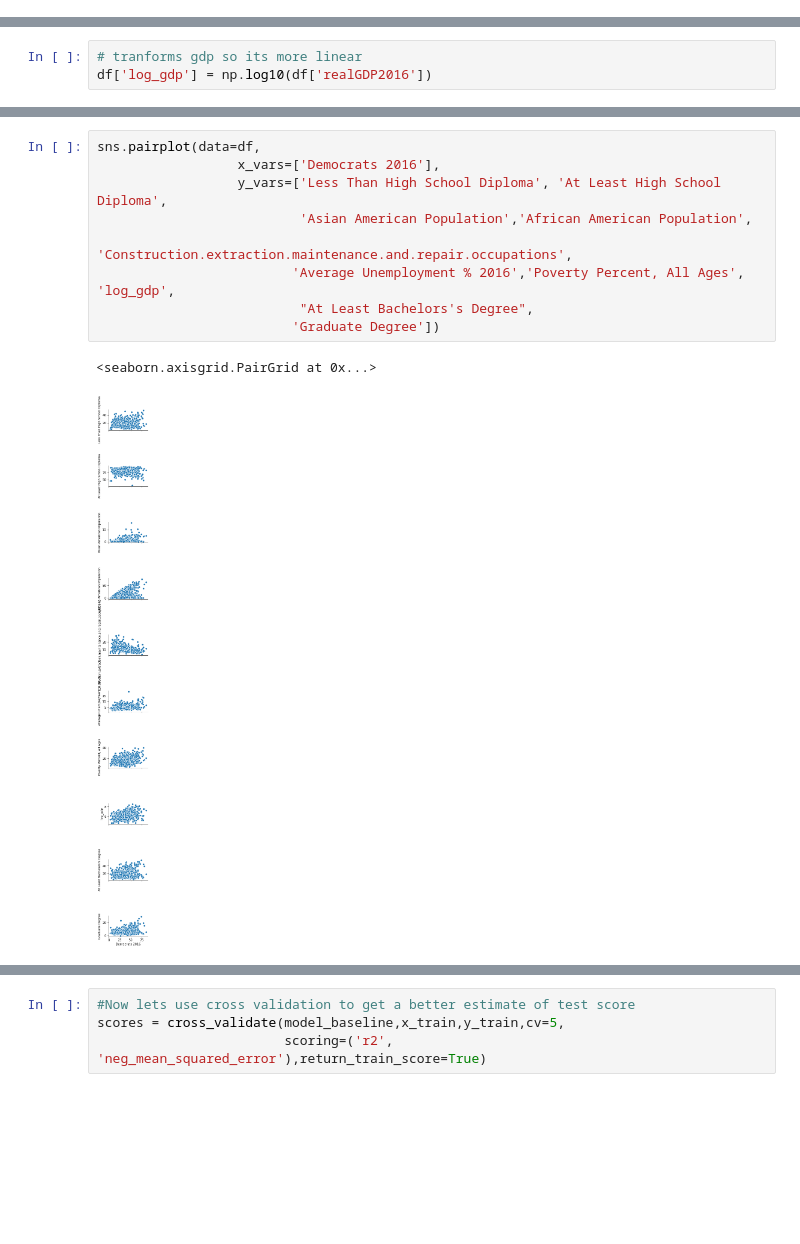
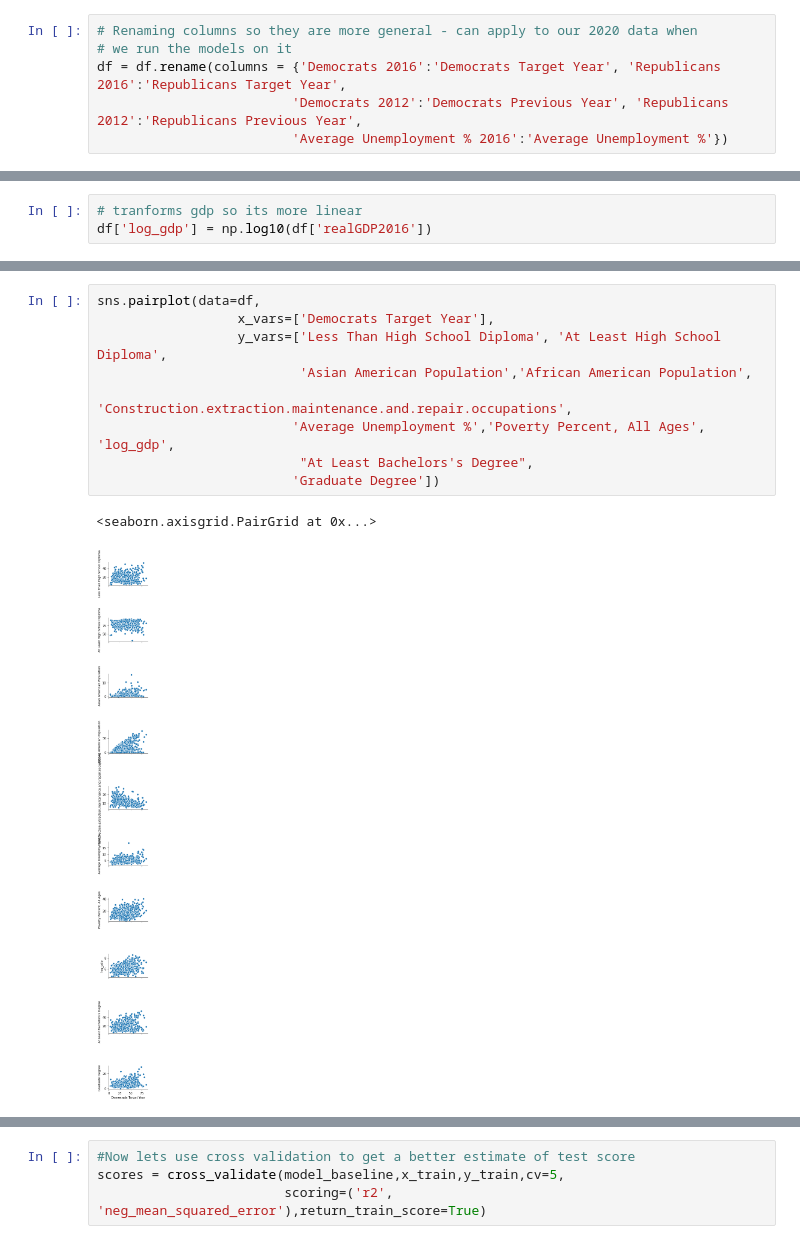
Before and after one commit to eweed001/ORIE-4741-Project, a Jupyter notebook: Model Construction2.ipynb, the cells around one changed output, grey strips where cells are left out. Cells and saved outputs as stored; diff of their text form; blank space fills up the shorter version.

Commit message:
Cleaned and commented model contruction 2020

```diff
--- a/Model Construction2.ipynb
+++ b/Model Construction2.ipynb
@@ -24,6 +24,12 @@ df.head()
 | 2 | 28.744694 | 66.858702 | 40.316090 | 58.523357 | Michigan | Branch County, Michigan | 26023 | ... |
 | 3 | 36.855246 | 56.491599 | 51.061492 | 47.394519 | Michigan | Shiawassee County, Michigan | 26155 | ... |
 | 4 | 34.247700 | 61.432326 | 43.482538 | 55.697655 | Michigan | Mackinac County, Michigan | 26097 | ... |
+# %%
+# Renaming columns so they are more general - can apply to our 2020 data when
+# we run the models on it
+df = df.rename(columns = {'Democrats 2016':'Democrats Target Year', 'Republicans 2016':'Republicans Target Year',
+                         'Democrats 2012':'Democrats Previous Year', 'Republicans 2012':'Republicans Previous Year',
+                         'Average Unemployment % 2016':'Average Unemployment %'})
 # %%
 # Looking at some plots of features against our target
 fig, ax = plt.subplots()
@@ -62,15 +68,15 @@ plt.show()
 [figure]
 # %%
 sns.pairplot(data=df,
-                  x_vars=['Democrats 2016'],
+                  x_vars=['Democrats Target Year'],
                   y_vars=['Less Than High School Diploma', 'At Least High School Diploma',
                           'Asian American Population','African American Population',
                           'Construction.extraction.maintenance.and.repair.occupations',
-                         'Average Unemployment % 2016','Poverty Percent, All Ages', 'log_gdp',
+                         'Average Unemployment %','Poverty Percent, All Ages', 'log_gdp',
                           "At Least Bachelors's Degree",
                          'Graduate Degree'])
 # %% [output]
 <seaborn.axisgrid.PairGrid at 0x...>
-[figure, old version]
+[figure, new version]
 # %%
 sns.pairplot(data=df,
```
Also changed, not shown: parts of 73 cells of this notebook.
